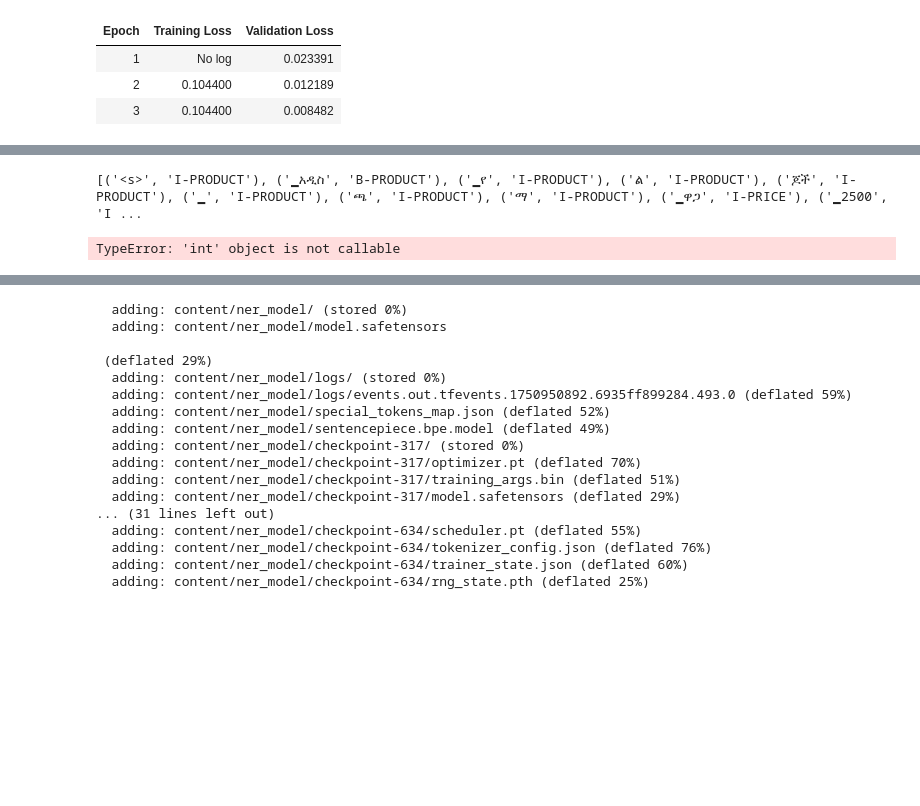
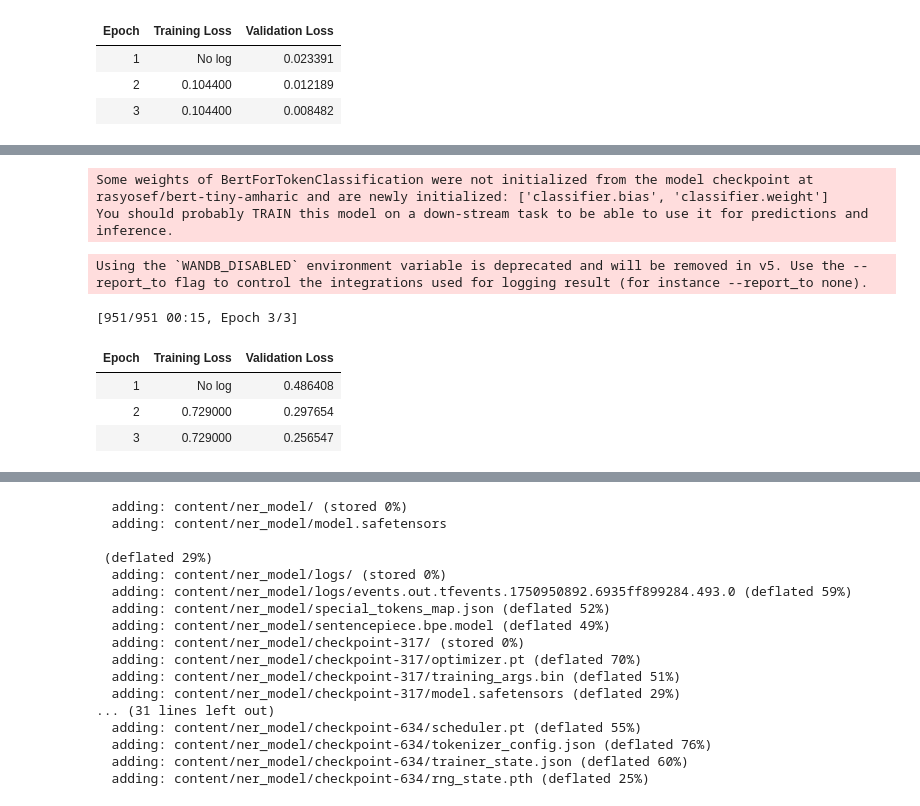
Before and after one commit to Sari-Amin/ethio-ner-pipeline, a Jupyter notebook: notebooks/ner_trainer.ipynb, the cells around one changed output, grey strips where cells are left out. Saved outputs shown, nothing was run; the diff lists cells and outputs as text; code cells hidden in the pictures; blank space fills up the shorter version.

Commit message:
trained three models

```diff
--- a/notebooks/ner_trainer.ipynb
+++ b/notebooks/ner_trainer.ipynb
@@ -73,7 +71,8 @@ class NERTrainer:
             model_name,
             num_labels=len(label_list),
             id2label=self.id_to_label,
-            label2id=self.label_to_id
+            label2id=self.label_to_id,
+            ignore_mismatched_sizes=True # Add this line to ignore size mismatches
         )
 
 
@@ -281,19 +274,3 @@ class NERInterpreter:
         print("Token\tLabel\tSHAP")
         for token, (_, label), value in zip(tokens, predictions, shap_values[0][0]):
             print(f"{token}\t{label}\t{value:.4f}")
-# %%
-#explain xlm_roberta
-# Load your trained model
-xlm = NERInterpreter("/content/ner_model")
-
-# Sentence to interpret
-text = "አዲስ የልጆች ጫማ ዋጋ 2500 ብር በቦሌ"
-
-# Predict
-print(xlm.predict(text))
-
-# SHAP Visualization
-xlm.explain(text)
-# %% [output]
-[('<s>', 'I-PRODUCT'), ('▁አዲስ', 'B-PRODUCT'), ('▁የ', 'I-PRODUCT'), ('ል', 'I-PRODUCT'), ('ጆች', 'I-PRODUCT'), ('▁', 'I-PRODUCT'), ('ጫ', 'I-PRODUCT'), ('ማ', 'I-PRODUCT'), ('▁ዋጋ', 'I-PRICE'), ('▁2500', 'I ...
-TypeError: 'int' object is not callable
@@ -323,23 +277,32 @@ afro_trainer.train(train_dataset, val_dataset)
 # %%
 #rasyosef/bert-tiny-amharic
 # import sys
 
 # sys.path.append("../")
 
 # from src.ner_trainer.ner_trainer import NERTrainer
 
 
 labels = [
             "O",
             "B-PRODUCT", "I-PRODUCT",
             "B-PRICE", "I-PRICE",
             "B-LOC", "I-LOC"
         ]
 bert_trainer = NERTrainer("rasyosef/bert-tiny-amharic", labels)
 
-dataset = xlm_trainer.load_conll_data("/content/ethio-ner-pipeline/Data/labeled_telegram_product_price_location.txt")
+dataset = bert_trainer.load_conll_data("/content/ethio-ner-pipeline/Data/labeled_telegram_product_price_location.txt")
 
 train_dataset = dataset["train"]
 val_dataset = dataset["test"]
 
 bert_trainer.train(train_dataset, val_dataset)
+# %% [output]
+Some weights of BertForTokenClassification were not initialized from the model checkpoint at rasyosef/bert-tiny-amharic and are newly initialized: ['classifier.bias', 'classifier.weight']
+You should probably TRAIN this model on a down-stream task to be able to use it for predictions and inference.
+Using the `WANDB_DISABLED` environment variable is deprecated and will be removed in v5. Use the --report_to flag to control the integrations used for logging result (for instance --report_to none).
+[951/951 00:15, Epoch 3/3]
+| Epoch | Training Loss | Validation Loss |
+| 1 | No log | 0.486408 |
+| 2 | 0.729000 | 0.297654 |
+| 3 | 0.729000 | 0.256547 |
```
Also changed, not shown: parts of 8 cells of this notebook.
